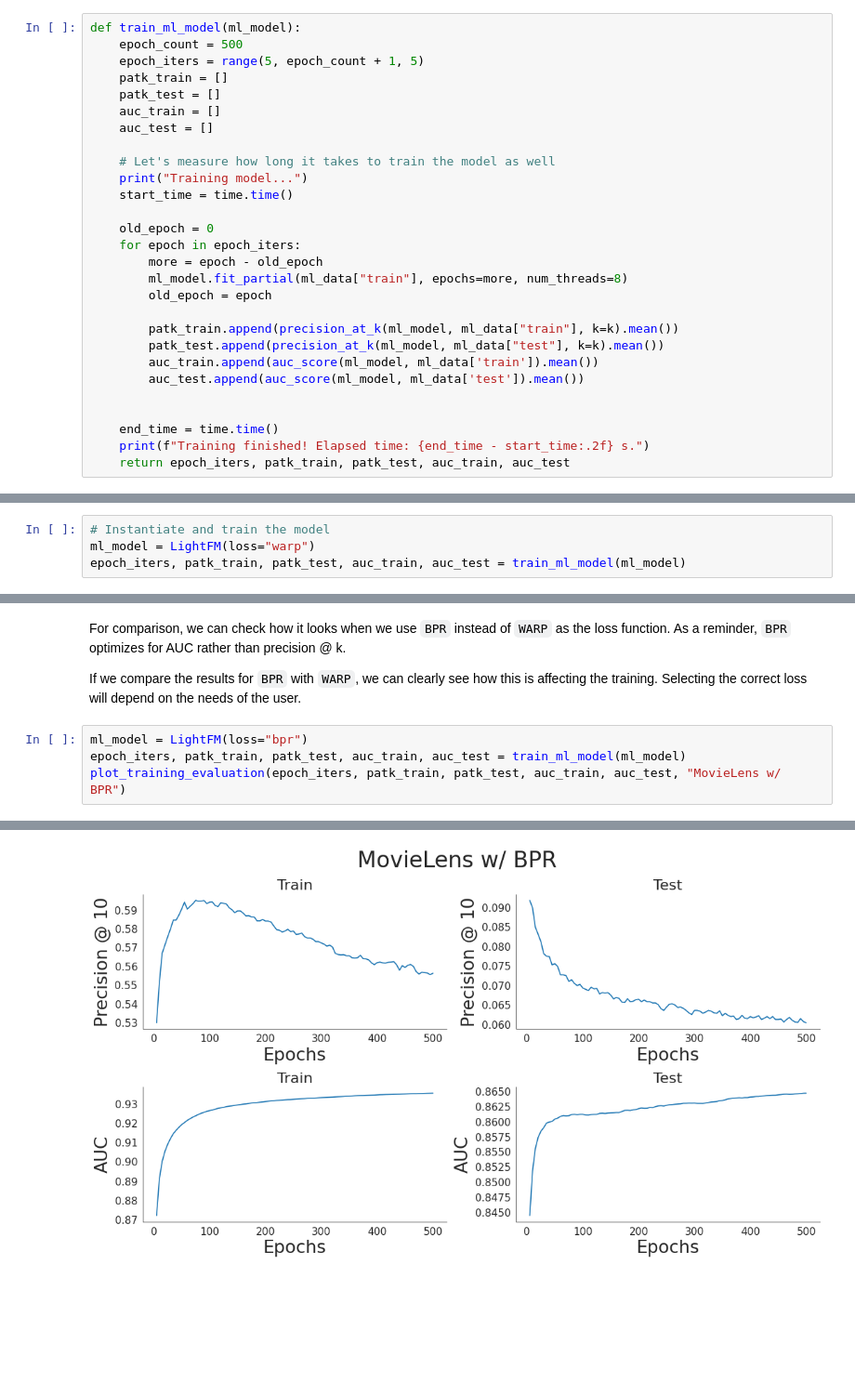
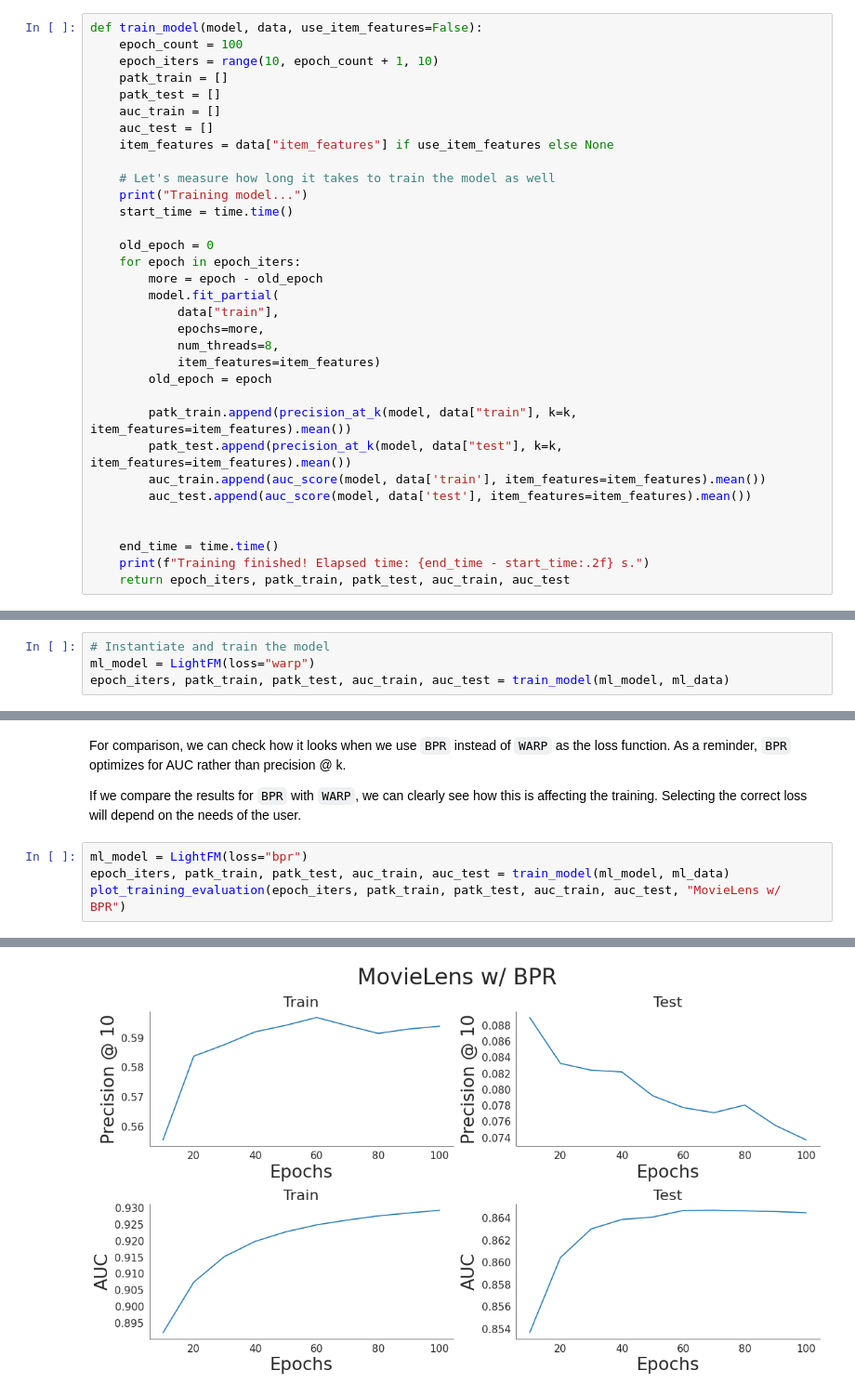
Before and after one commit to yawnston/lightfm-eval, a Jupyter notebook: playground/presentation.ipynb, the cells around one changed output, grey strips where cells are left out. Shown: that part at 93% size. Cells and saved outputs as stored; diff of their text form; blank space fills up the shorter version.

```diff
--- a/playground/presentation.ipynb
+++ b/playground/presentation.ipynb
@@ -46,13 +46,14 @@ k = 10
 # %% [markdown]
 First of all, we will define a function which will train our model. It will simply iteratively train the model and every few epochs, it will evaluate how the model is doing.
 # %%
-def train_ml_model(ml_model):
-    epoch_count = 500
-    epoch_iters = range(5, epoch_count + 1, 5)
+def train_model(model, data, use_item_features=False):
+    epoch_count = 100
+    epoch_iters = range(10, epoch_count + 1, 10)
     patk_train = []
     patk_test = []
     auc_train = []
     auc_test = []
+    item_features = data["item_features"] if use_item_features else None
 
     # Let's measure how long it takes to train the model as well
     print("Training model...")
@@ -61,13 +62,17 @@ def train_ml_model(ml_model):
     old_epoch = 0
     for epoch in epoch_iters:
         more = epoch - old_epoch
-        ml_model.fit_partial(ml_data["train"], epochs=more, num_threads=8)
+        model.fit_partial(
+            data["train"],
+            epochs=more,
+            num_threads=8,
+            item_features=item_features)
         old_epoch = epoch
 
-        patk_train.append(precision_at_k(ml_model, ml_data["train"], k=k).mean())
-        patk_test.append(precision_at_k(ml_model, ml_data["test"], k=k).mean())
-        auc_train.append(auc_score(ml_model, ml_data['train']).mean())
-        auc_test.append(auc_score(ml_model, ml_data['test']).mean())
+        patk_train.append(precision_at_k(model, data["train"], k=k, item_features=item_features).mean())
+        patk_test.append(precision_at_k(model, data["test"], k=k, item_features=item_features).mean())
+        auc_train.append(auc_score(model, data['train'], item_features=item_features).mean())
+        auc_test.append(auc_score(model, data['test'], item_features=item_features).mean())
 
 
     end_time = time.time()
@@ -82,6 +87,6 @@ Keep this in mind for later, when we examine the results.
 # %%
 # Instantiate and train the model
 ml_model = LightFM(loss="warp")
-epoch_iters, patk_train, patk_test, auc_train, auc_test = train_ml_model(ml_model)
+epoch_iters, patk_train, patk_test, auc_train, auc_test = train_model(ml_model, ml_data)
 # %% [output]
 Training model...
@@ -188,7 +191,7 @@ If we compare the results for `BPR` with `WARP`, we can clearly see how this is
 Selecting the correct loss will depend on the needs of the user.
 # %%
 ml_model = LightFM(loss="bpr")
-epoch_iters, patk_train, patk_test, auc_train, auc_test = train_ml_model(ml_model)
+epoch_iters, patk_train, patk_test, auc_train, auc_test = train_model(ml_model, ml_data)
 plot_training_evaluation(epoch_iters, patk_train, patk_test, auc_train, auc_test, "MovieLens w/ BPR")
 # %% [output]
 Training model...
@@ -196 +199 @@ Training finished! Elapsed time: 51.00 s.
-[figure, old version]
+[figure, new version]
```
Also changed, not shown: parts of 14 cells of this notebook.
